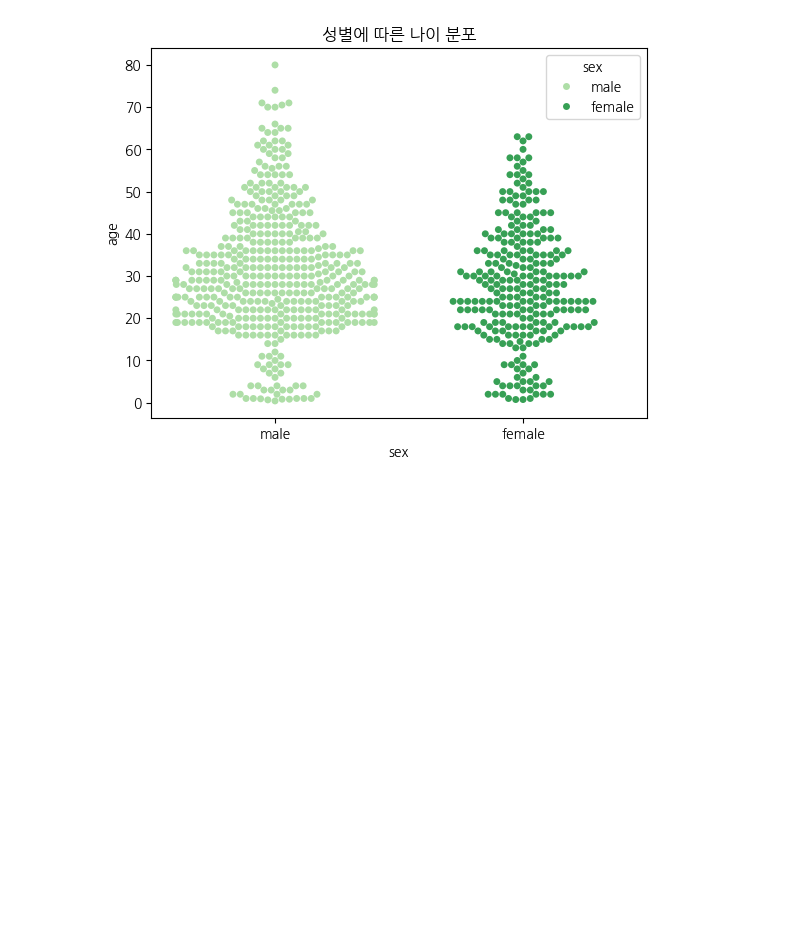
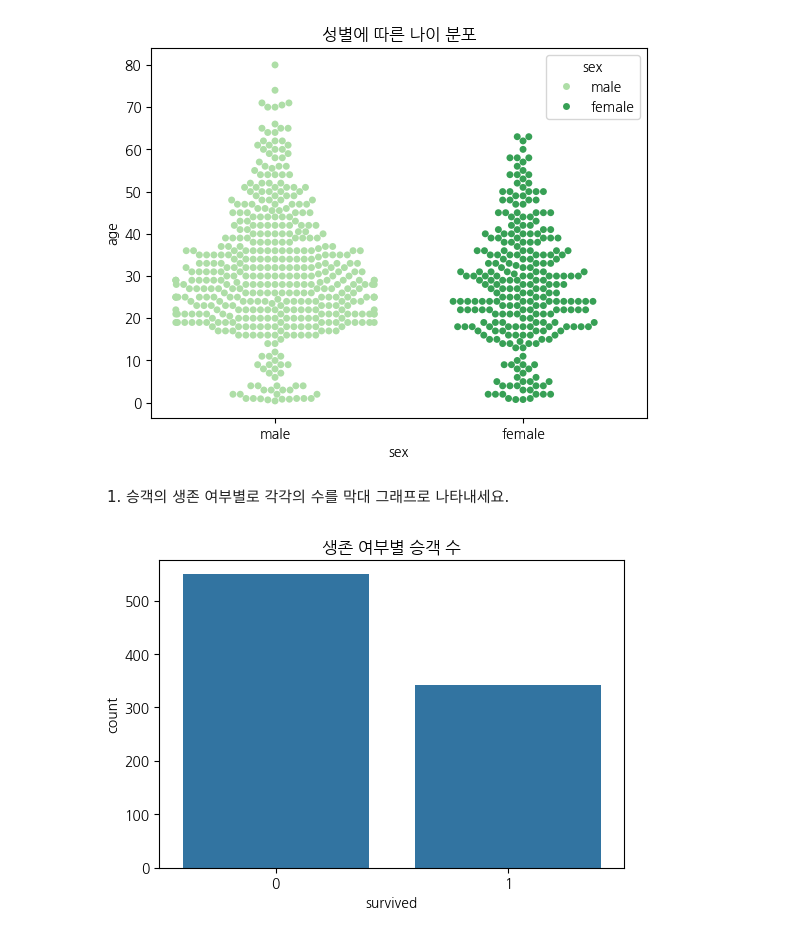
Before and after one commit to sang105kr/kdt_pythonstudy2, a Jupyter notebook: data_visualization/titanic_시각화.ipynb, the cells around one changed output. Cells and saved outputs as stored; diff of their text form; code cells hidden in the pictures; blank space fills up the shorter version.

```diff
--- a/data_visualization/titanic_시각화.ipynb
+++ b/data_visualization/titanic_시각화.ipynb
@@ -396,3 +396,12 @@ plt.show()
 # %% [output]
 [figure]
 [figure]
+# %% [markdown]
+1. 승객의 생존 여부별로 각각의 수를 막대 그래프로 나타내세요.
+# %%
+plt.figure(figsize=(6, 4))
+sns.countplot(data=df_titanic, x='survived')
+plt.title('생존 여부별 승객 수')
+plt.show()
+# %% [output]
+[figure, added]
```
Also changed, not shown: parts of 36 cells of this notebook, 3 other files.
